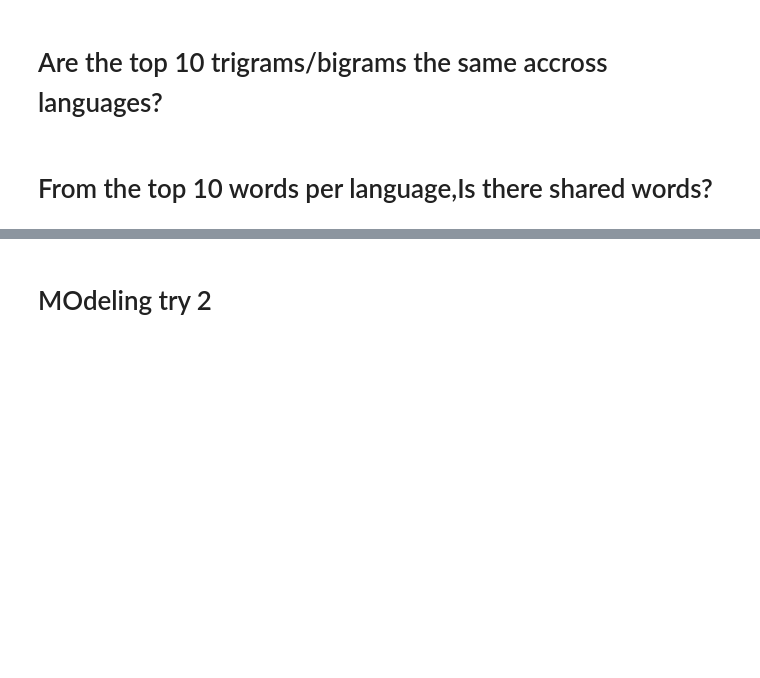
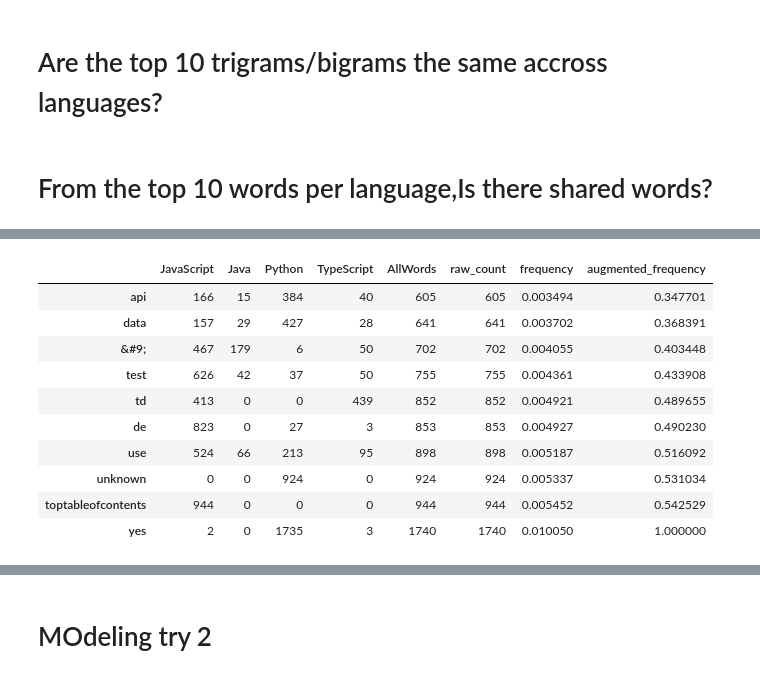
Before and after one commit to NLP-Project-Burton-Yuvia-Yvette/NLP-Project, a Jupyter notebook: Yvettes_notebook.ipynb, the cells around one changed output, grey strips where cells are left out. Drawn from its saved outputs; the diff is of its cells as text; code cells hidden in the pictures; blank space fills up the shorter version.

```diff
--- a/Yvettes_notebook.ipynb
+++ b/Yvettes_notebook.ipynb
@@ -572,0 +663,14 @@ get_wordcloud(word_counts)
+# %%
+word_counts.sort_values(by='AllWords').tail(10)
+# %% [output]
+|  | JavaScript | Java | Python | TypeScript | AllWords | raw_count | frequency | augmented_frequency |
+| api | 166 | 15 | 384 | 40 | 605 | 605 | 0.003494 | 0.347701 |
+| data | 157 | 29 | 427 | 28 | 641 | 641 | 0.003702 | 0.368391 |
+| &#9; | 467 | 179 | 6 | 50 | 702 | 702 | 0.004055 | 0.403448 |
+| test | 626 | 42 | 37 | 50 | 755 | 755 | 0.004361 | 0.433908 |
+| td | 413 | 0 | 0 | 439 | 852 | 852 | 0.004921 | 0.489655 |
+| de | 823 | 0 | 27 | 3 | 853 | 853 | 0.004927 | 0.490230 |
+| use | 524 | 66 | 213 | 95 | 898 | 898 | 0.005187 | 0.516092 |
+| unknown | 0 | 0 | 924 | 0 | 924 | 924 | 0.005337 | 0.531034 |
+| toptableofcontents | 944 | 0 | 0 | 0 | 944 | 944 | 0.005452 | 0.542529 |
+| yes | 2 | 0 | 1735 | 3 | 1740 | 1740 | 0.010050 | 1.000000 |
```
Also changed, not shown: parts of 134 cells of this notebook.
